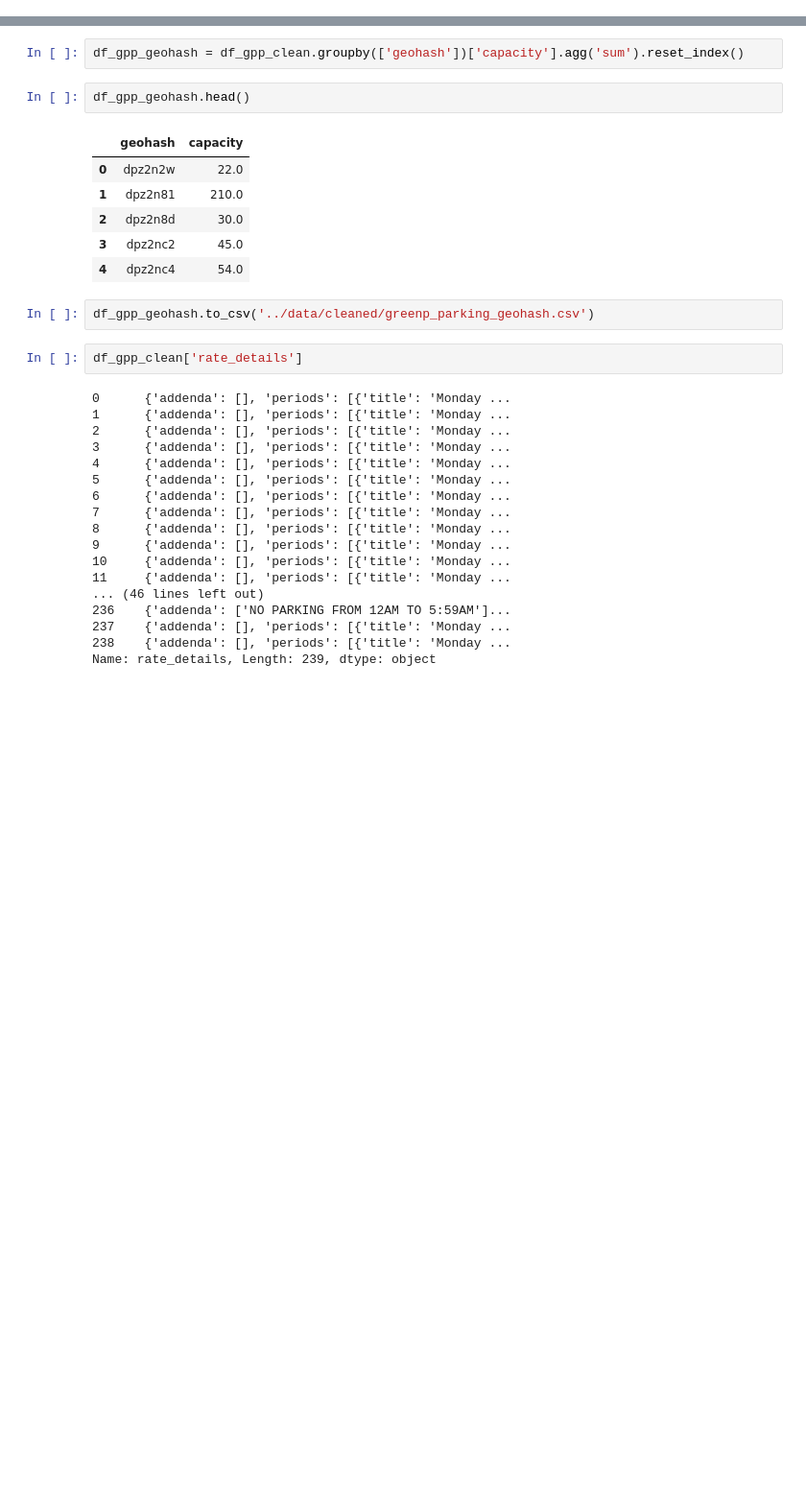
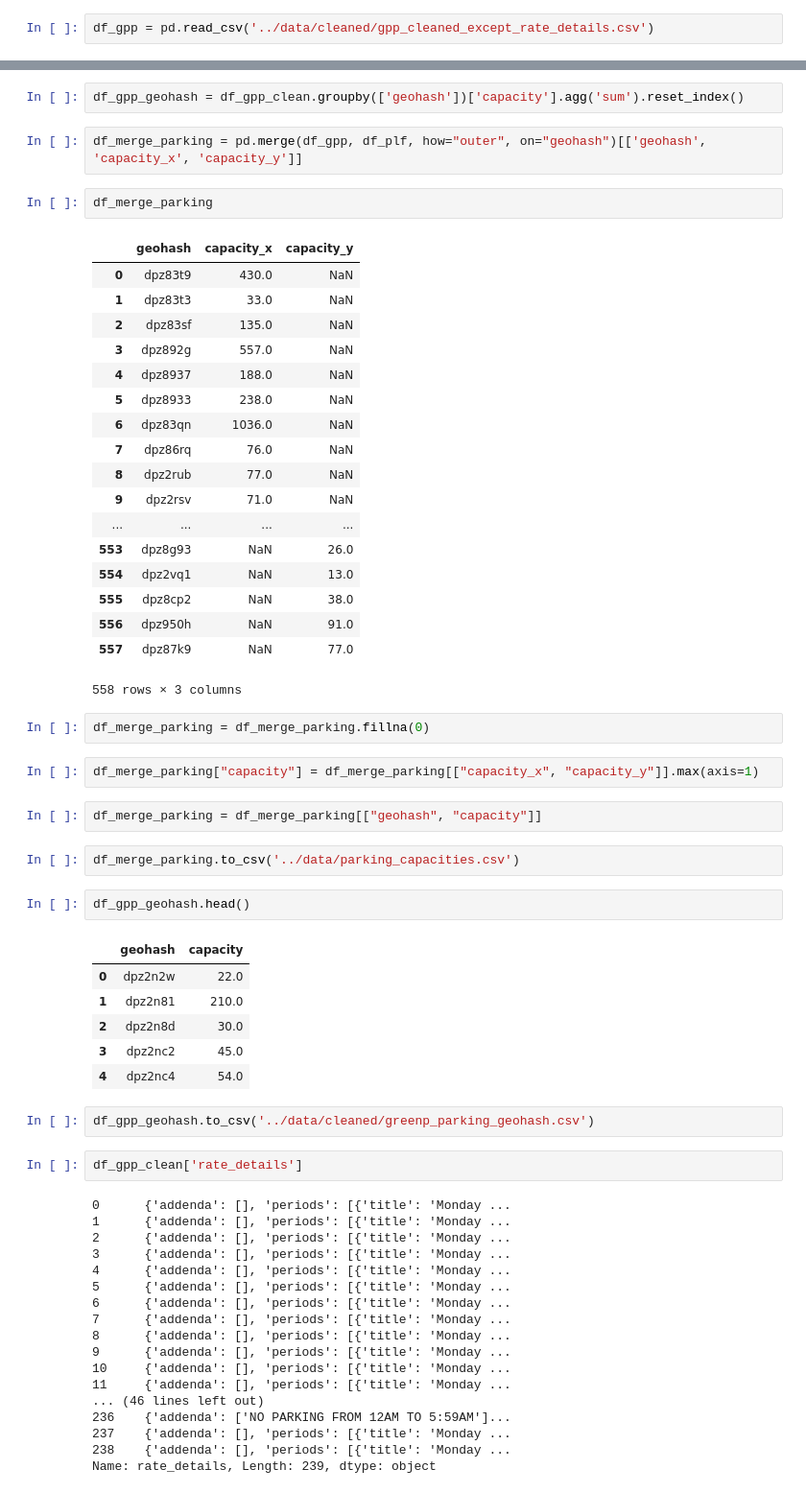
Before and after one commit to bharatlearnstocode/STA2453-Geotab-Project, a Jupyter notebook: code/dataset_cleaning.ipynb, the cells around one changed output, grey strips where cells are left out. Shown at 96% size. Drawn from its saved outputs; the diff is of its cells as text; blank space fills up the shorter version.

```diff
--- a/code/dataset_cleaning.ipynb
+++ b/code/dataset_cleaning.ipynb
@@ -294,0 +292,2 @@ df_gpp_clean.to_csv('../data/cleaned/gpp_cleaned_except_rate_details.csv')
+# %%
+df_gpp = pd.read_csv('../data/cleaned/gpp_cleaned_except_rate_details.csv')
@@ -295,5 +326,36 @@ df_gpp_clean.to_csv('../data/cleaned/gpp_cleaned_except_rate_details.csv')
 # %%
 df_gpp_geohash = df_gpp_clean.groupby(['geohash'])['capacity'].agg('sum').reset_index()
+# %%
+df_merge_parking = pd.merge(df_gpp, df_plf, how="outer", on="geohash")[['geohash', 'capacity_x', 'capacity_y']]
+# %%
+df_merge_parking
+# %% [output]
+|  | geohash | capacity_x | capacity_y |
+| 0 | dpz83t9 | 430.0 | NaN |
+| 1 | dpz83t3 | 33.0 | NaN |
+| 2 | dpz83sf | 135.0 | NaN |
+| 3 | dpz892g | 557.0 | NaN |
+| 4 | dpz8937 | 188.0 | NaN |
+| 5 | dpz8933 | 238.0 | NaN |
+| 6 | dpz83qn | 1036.0 | NaN |
+| 7 | dpz86rq | 76.0 | NaN |
+| 8 | dpz2rub | 77.0 | NaN |
+| 9 | dpz2rsv | 71.0 | NaN |
+| ... | ... | ... | ... |
+| 553 | dpz8g93 | NaN | 26.0 |
+| 554 | dpz2vq1 | NaN | 13.0 |
+| 555 | dpz8cp2 | NaN | 38.0 |
+| 556 | dpz950h | NaN | 91.0 |
+| 557 | dpz87k9 | NaN | 77.0 |
+558 rows × 3 columns
+# %%
+df_merge_parking = df_merge_parking.fillna(0)
+# %%
+df_merge_parking["capacity"] = df_merge_parking[["capacity_x", "capacity_y"]].max(axis=1)
+# %%
+df_merge_parking = df_merge_parking[["geohash", "capacity"]]
+# %%
+df_merge_parking.to_csv('../data/parking_capacities.csv')
 # %%
 df_gpp_geohash.head()
 # %% [output]
```
Also changed, not shown: parts of 4 cells of this notebook, 5 other files.
